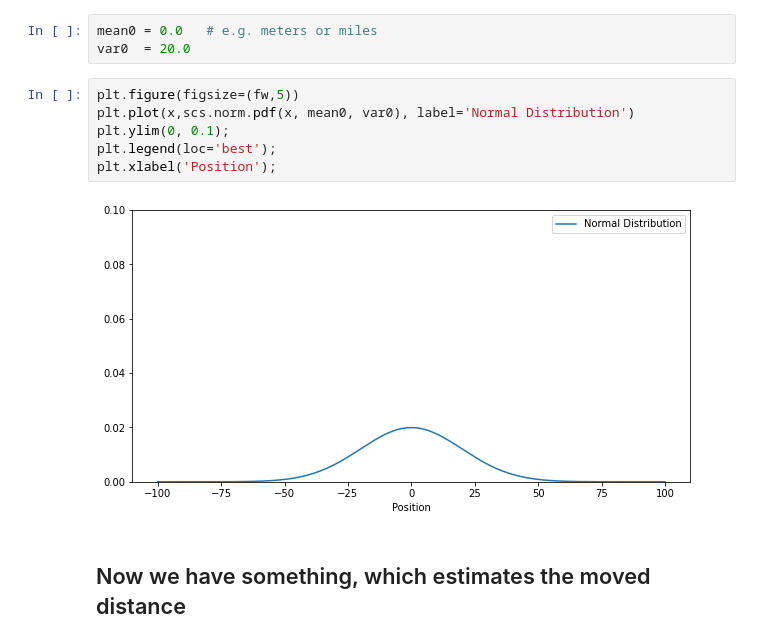
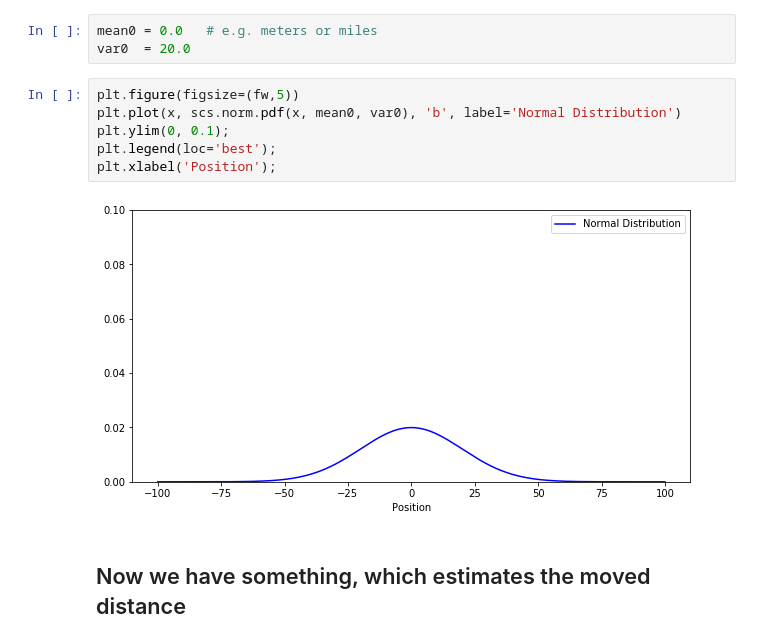
Before and after one commit to alanexplorer/Robotic-Algorithm-Tutorial, a Jupyter notebook: kalmanFIlter.ipynb, the cells around one changed output. Cells and saved outputs as stored; diff of their text form.

```diff
--- a/kalmanFIlter.ipynb
+++ b/kalmanFIlter.ipynb
@@ -94,12 +94,12 @@ mean0 = 0.0   # e.g. meters or miles
 var0  = 20.0
 # %%
 plt.figure(figsize=(fw,5))
-plt.plot(x,scs.norm.pdf(x, mean0, var0), label='Normal Distribution')
+plt.plot(x, scs.norm.pdf(x, mean0, var0), 'b', label='Normal Distribution')
 plt.ylim(0, 0.1);
 plt.legend(loc='best');
 plt.xlabel('Position');
 # %% [output]
-[figure, old version]
+[figure, new version]
 # %% [markdown]
 ## Now we have something, which estimates the moved distance
 # %% [markdown]
```
Also changed, not shown: parts of 91 cells of this notebook, 2 other files.
